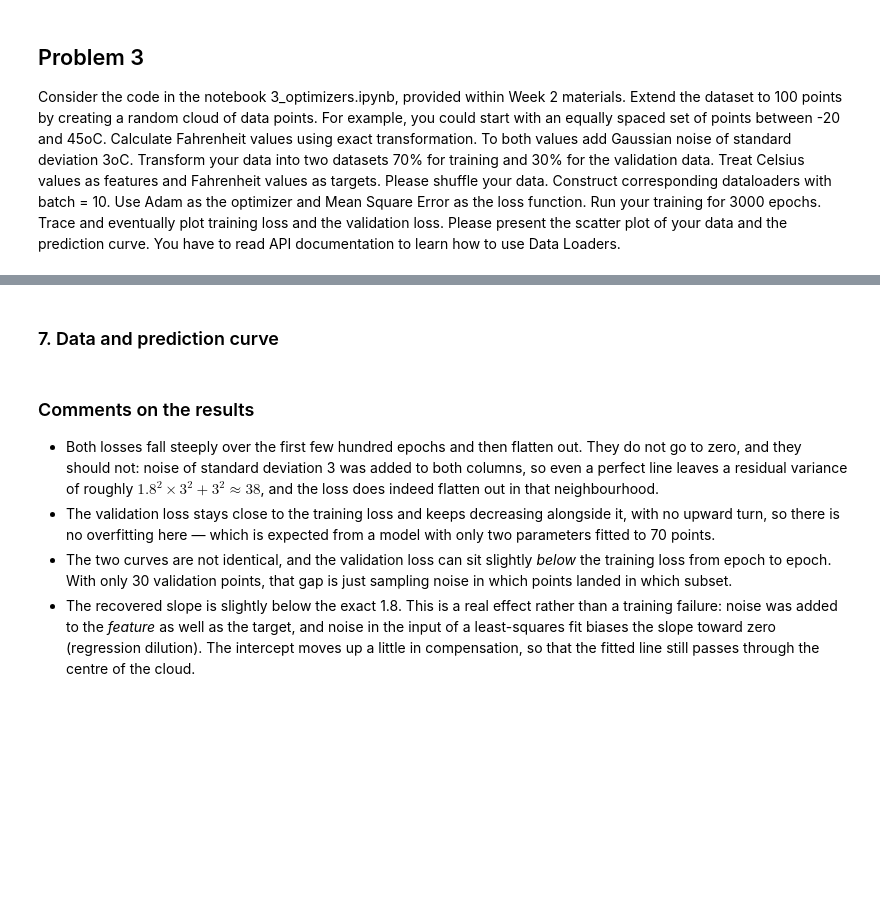
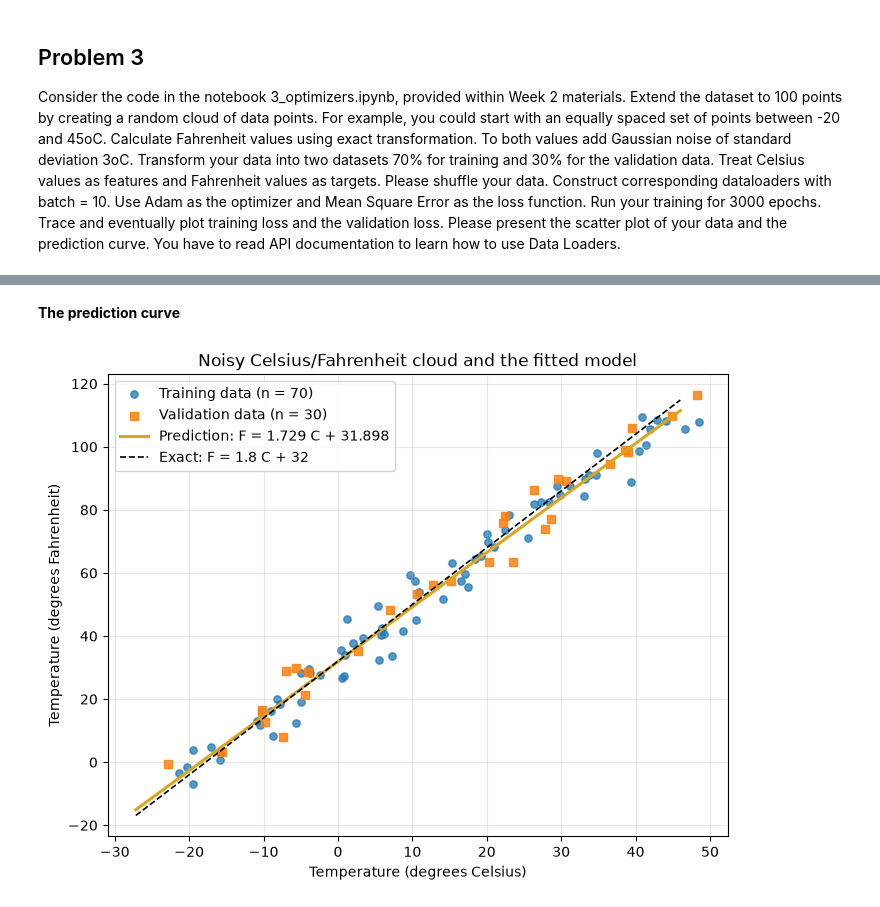
Before and after one commit to Zoe12341/deep_learning_course, a Jupyter notebook: ps_2/e89_Buck_Zoe_HW02.ipynb, the cells around one changed output, grey strips where cells are left out. Saved outputs shown, nothing was run; the diff lists cells and outputs as text; code cells hidden in the pictures; blank space fills up the shorter version.

```diff
--- a/ps_2/e89_Buck_Zoe_HW02.ipynb
+++ b/ps_2/e89_Buck_Zoe_HW02.ipynb
@@ -250,8 +164,0 @@ subset of them (stochastic), so the algorithm is literally the same in the two c
-# %%
-t_p = model(t_f, *params)
-loss = loss_fn(t_p, t_c)
-loss.backward()
-
-optimizer.step()
-
-params
@@ -374,19 +164,0 @@ Inside the trainign loop we calculate the loss of the validation data. Notice th
-# %%
-def training_loop(n_epochs, optimizer, params, train_t_f, val_t_f,
-                  train_t_c, val_t_c):
-    for epoch in range(1, n_epochs + 1):
-        train_t_p = model(train_t_f, *params) # <1>
-        train_loss = loss_fn(train_t_p, train_t_c)
-
-        val_t_p = model(val_t_f, *params) # <1>
-        val_loss = loss_fn(val_t_p, val_t_c)
-
-        optimizer.zero_grad()
-        train_loss.backward() # <2>
-        optimizer.step()
-
-        if epoch <= 3 or epoch % 500 == 0:
-            print(f"Epoch {epoch}, Training loss {train_loss.item():.4f},"
-                  f" Validation loss {val_loss.item():.4f}")
-
-    return params
@@ -442,16 +164,0 @@ checking the val`ue of the req`uires_grad attrib `te on th`e val_loss tensor:
-# %%
-def training_loop(n_epochs, optimizer, params, train_t_f, val_t_f,
-                  train_t_c, val_t_c):
-    for epoch in range(1, n_epochs + 1):
-        train_t_p = model(train_t_f, *params)
-        train_loss = loss_fn(train_t_p, train_t_c)
-
-        # Context manager here
-        with torch.no_grad(): # <1>
-            val_t_p = model(val_t_f, *params)
-            val_loss = loss_fn(val_t_p, val_t_c)
-            assert val_loss.requires_grad == False # Cheking that requires_grad is set to False
-
-        optimizer.zero_grad()
-        train_loss.backward()
-        optimizer.step()
@@ -677,43 +387,26 @@ print(f"final validation loss: {val_losses[-1]:.4f}")
 # %% [markdown]
-### 7. Data and prediction curve
+**The prediction curve**
 # %%
 # A dense line of Celsius values spanning the data, for drawing the model prediction
 c_line = torch.linspace(t_c.min().item() - 2, t_c.max().item() + 2, 200)
 with torch.no_grad():
     f_line = model(c_line, *params)
 
 plt.figure(figsize=(8, 6))
 plt.scatter(train_x.squeeze(), train_y.squeeze(), s=28, alpha=0.75,
             label=f"Training data (n = {n_train})")
 plt.scatter(val_x.squeeze(), val_y.squeeze(), s=36, alpha=0.85, marker="s",
             label=f"Validation data (n = {n_val})")
-plt.plot(c_line, f_line, color="crimson", linewidth=2.2,
+plt.plot(c_line, f_line, color="goldenrod", linewidth=2.2,
          label=f"Prediction: F = {w:.3f} C + {b:.3f}")
 plt.plot(c_line, c_line * 9 / 5 + 32, color="black", linestyle="--", linewidth=1.2,
          label="Exact: F = 1.8 C + 32")
 
 plt.xlabel("Temperature (degrees Celsius)")
 plt.ylabel("Temperature (degrees Fahrenheit)")
 plt.title("Noisy Celsius/Fahrenheit cloud and the fitted model")
 plt.legend()
 plt.grid(alpha=0.3)
 plt.show()
+# %% [output]
+[figure, added]
-# %% [markdown]
-### Comments on the results
-
-* Both losses fall steeply over the first few hundred epochs and then flatten out. They do
-  not go to zero, and they should not: noise of standard deviation 3 was added to both
-  columns, so even a perfect line leaves a residual variance of roughly
-  $1.8^2 \times 3^2 + 3^2 \approx 38$, and the loss does indeed flatten out in that
-  neighbourhood.
-* The validation loss stays close to the training loss and keeps decreasing alongside it,
-  with no upward turn, so there is no overfitting here — which is expected from a model
-  with only two parameters fitted to 70 points.
-* The two curves are not identical, and the validation loss can sit slightly *below* the
-  training loss from epoch to epoch. With only 30 validation points, that gap is just
-  sampling noise in which points landed in which subset.
-* The recovered slope is slightly below the exact 1.8. This is a real effect rather than a
-  training failure: noise was added to the *feature* as well as the target, and noise in
-  the input of a least-squares fit biases the slope toward zero (regression dilution). The
-  intercept moves up a little in compensation, so that the fitted line still passes
-  through the centre of the cloud.
```
Also changed, not shown: parts of 55 cells of this notebook, 1 other file.
